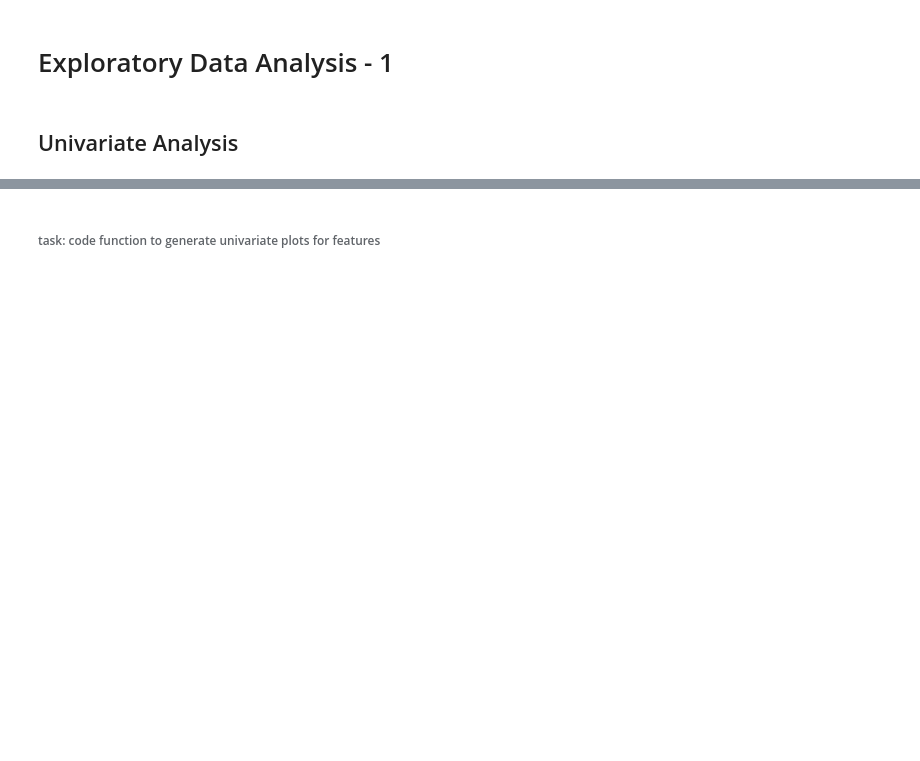
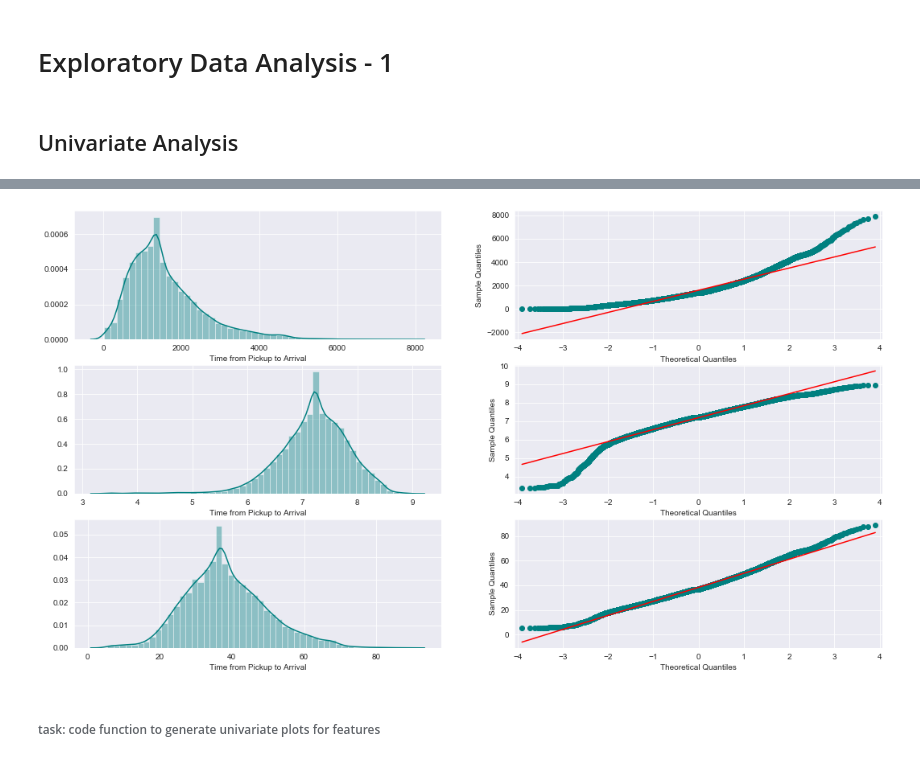
Before and after one commit to Explore-AI/regression-predict-api-template, a Jupyter notebook: predict deliverable/predict_titus.ipynb, the cells around one changed output, grey strips where cells are left out. Saved outputs shown, nothing was run; the diff lists cells and outputs as text; code cells hidden in the pictures; blank space fills up the shorter version.

Commit message:
added analysis of the target variable and investigated normality of its distribution

```diff
--- a/predict deliverable/predict_titus.ipynb
+++ b/predict deliverable/predict_titus.ipynb
@@ -355,4 +371,7 @@ By now, we should be so much more familiar with the data. GOOD! Let's go a littl
 # %%
+target_raw = train_data.loc[:, 'Time from Pickup to Arrival'].copy()
+print(target_raw.describe())
 fig = plt.figure(figsize = (10, 6))
-sns.distplot(train_data['Time from Pickup to Arrival'], color = "teal")
+
+g = sns.distplot(target_raw, color = "teal")
 # %% [output]
@@ -360 +387,4 @@ sns.distplot(train_data['Time from Pickup to Arrival'], color = "teal")
 [figure]
+# %%
+mask = target_raw < 30
+target_raw[mask]
@@ -361,3 +404,21 @@ sns.distplot(train_data['Time from Pickup to Arrival'], color = "teal")
+# %%
+target_raw[mask] = np.median(target_raw)
+# %%
+target_log_transformed = np.log(target_raw)
+target_sq_transformed = np.sqrt(target_raw)
+# %%
+fig, ax = plt.subplots(nrows = 3, ncols = 2, figsize = (18, 10))
+
+g = sns.distplot(target_raw, color = "teal", ax = ax[0, 0])
+p = sm.qqplot(target_raw, line = 's', color = 'teal', ax = ax[0, 1])
+
+g1 = sns.distplot(target_log_transformed, color = "teal", ax = ax[1, 0])
+p1 = sm.qqplot(target_log_transformed, line = 's', color = 'teal', ax = ax[1, 1])
+
+g2 = sns.distplot(target_sq_transformed, color = "teal", ax = ax[2, 0])
+p2 = sm.qqplot(target_sq_transformed, line = 's', color = 'teal', ax = ax[2, 1])
+# %% [output]
+[figure, added]
 # %% [markdown]
 ###### task: code function to generate univariate plots for features
 # %%
```
Also changed, not shown: parts of 7 cells of this notebook.
